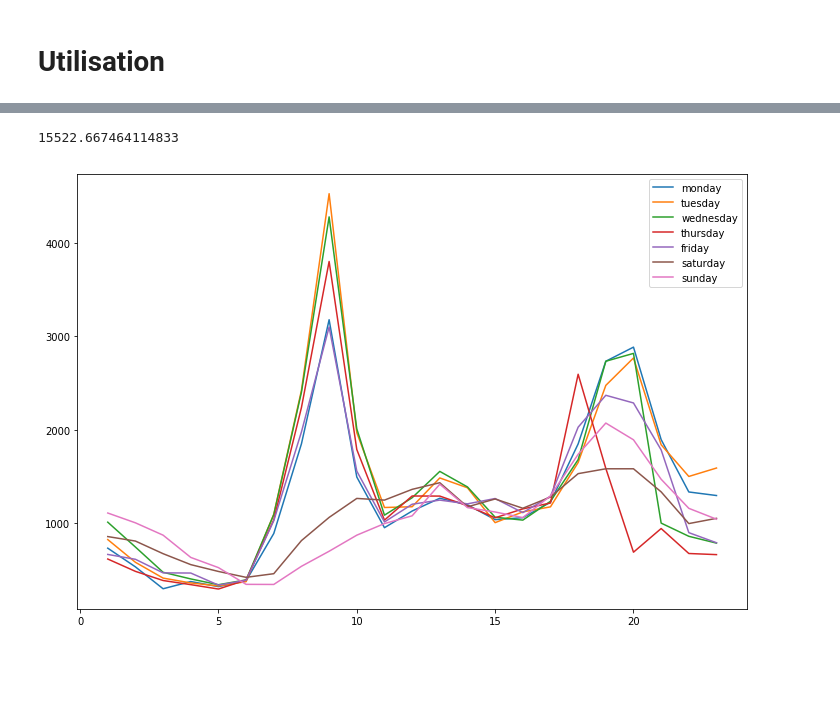
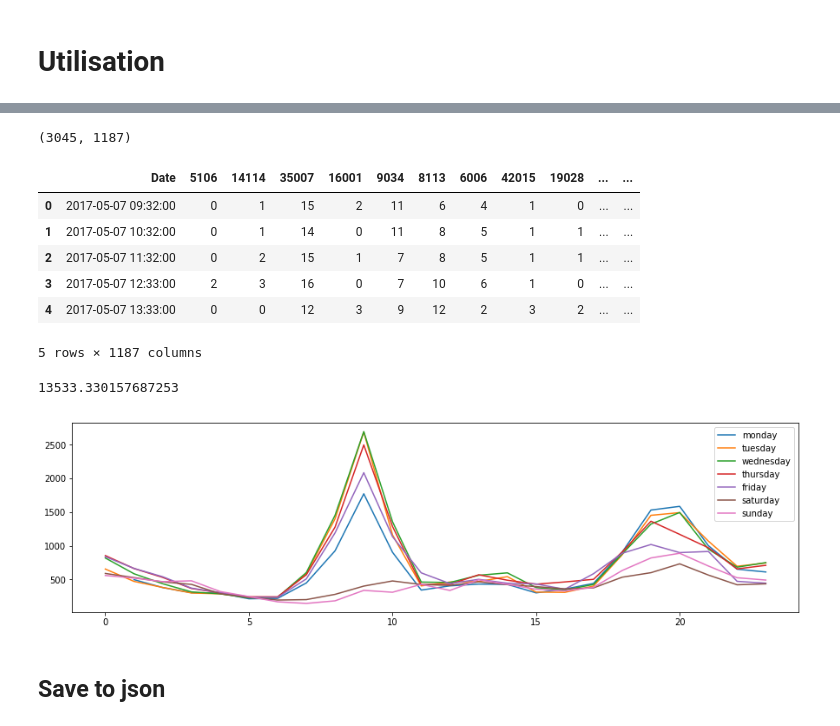
Before and after one commit to cristianpb/cristianpb.github.io, a Jupyter notebook: images/velib-folium/02-Exploration.ipynb, the cells around one changed output, grey strips where cells are left out. Drawn from its saved outputs; the diff is of its cells as text; code cells hidden in the pictures; blank space fills up the shorter version.

```diff
--- a/images/velib-folium/02-Exploration.ipynb
+++ b/images/velib-folium/02-Exploration.ipynb
@@ -117,11 +119,12 @@ import glob as glob
 # %%
 df = pd.DataFrame(columns=np.append("Date",velibs.number.values))
-for i, name in enumerate(glob.glob('velib/*')):
-    #print(name.split("velib")[2])
-    velibs_temp = pd.read_csv(name, sep=";")
+path_data = 'data/raw/velib/'
+for i, name in tqdm(enumerate(os.listdir(path_data))):
+    #print(name.split("velib")[1].split(".")[0])
+    velibs_temp = pd.read_csv(path_data + name, sep=";")
     positions = {}
     #print(name.split("velib")[2])
-    positions['Date'] = name.split("velib")[2].split(".")[0]
+    positions['Date'] = name.split("velib")[1].split(".")[0]
     for k,v in velibs_temp.iterrows():
         positions[str(v.number)] = v.available_bikes
 
@@ -129,4 +132,4 @@ for i, name in enumerate(glob.glob('velib/*')):
 # %%
 df.Date = pd.to_datetime(df.Date, format='%Y-%m-%d-%H-%M', errors='coerce')
 # %%
-df = df.sort('Date').reset_index(drop=True)
+df = df.sort_values('Date').reset_index(drop=True)
@@ -143,4 +136,16 @@ df.head()
+# %%
+print(df.shape)
+df.head()
+# %% [output]
+(3045, 1187)
+|  | Date | 5106 | 14114 | 35007 | 16001 | 9034 | 8113 | 6006 | 42015 | 19028 | ... | ... |
+| 0 | 2017-05-07 09:32:00 | 0 | 1 | 15 | 2 | 11 | 6 | 4 | 1 | 0 | ... | ... |
+| 1 | 2017-05-07 10:32:00 | 0 | 1 | 14 | 0 | 11 | 8 | 5 | 1 | 1 | ... | ... |
+| 2 | 2017-05-07 11:32:00 | 0 | 2 | 15 | 1 | 7 | 8 | 5 | 1 | 1 | ... | ... |
+| 3 | 2017-05-07 12:33:00 | 2 | 3 | 16 | 0 | 7 | 10 | 6 | 1 | 0 | ... | ... |
+| 4 | 2017-05-07 13:33:00 | 0 | 0 | 12 | 3 | 9 | 12 | 2 | 3 | 2 | ... | ... |
+5 rows × 1187 columns
 # %%
-df.ix[:, df.columns != 'Date'].sum(axis=1).mean()
+df.loc[:, df.columns != 'Date'].sum(axis=1).mean()
 # %% [output]
-15522.667464114833
+13533.330157687253
@@ -150,11 +152,13 @@ import matplotlib.pyplot as plt
-# %%
-plt.figure(figsize=(12,8))
-weekday = ['monday','tuesday','wednesday','thursday','friday','saturday','sunday']
-for i in range(15,22):
-    subdf = df[df['Date'].dt.day == i]
-    plt.plot(subdf.Date.dt.hour, subdf.ix[:, df.columns != 'Date'].diff().clip(0).sum(axis=1),label=weekday[i-15])
-
-plt.legend(loc='best')
-plt.show()
-# %% [output]
-[figure, removed]
+# %%
+df_grouped = df.groupby([df.Date.dt.dayofweek, df.Date.dt.hour]).agg({lambda x: np.mean(x)}).diff().clip(0).sum(axis=1)
+# %%
+plt.figure(figsize=(15,4))
+for i in range(len(weekday)):
+    plt.plot(df_grouped.loc[i], label=weekday[i])
+
+plt.legend()
+plt.show()
+# %% [output]
+[figure, added]
+# %% [markdown]
+## Save to json
```
Also changed, not shown: parts of 14 cells of this notebook, 34 other files.
